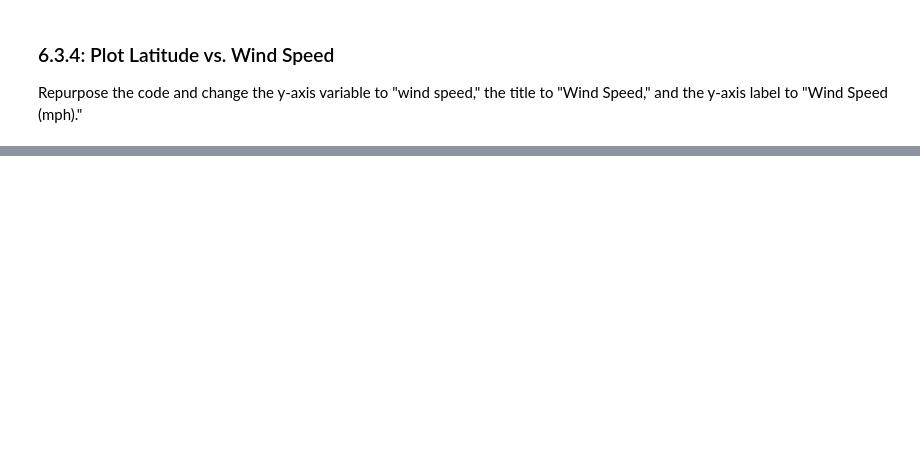
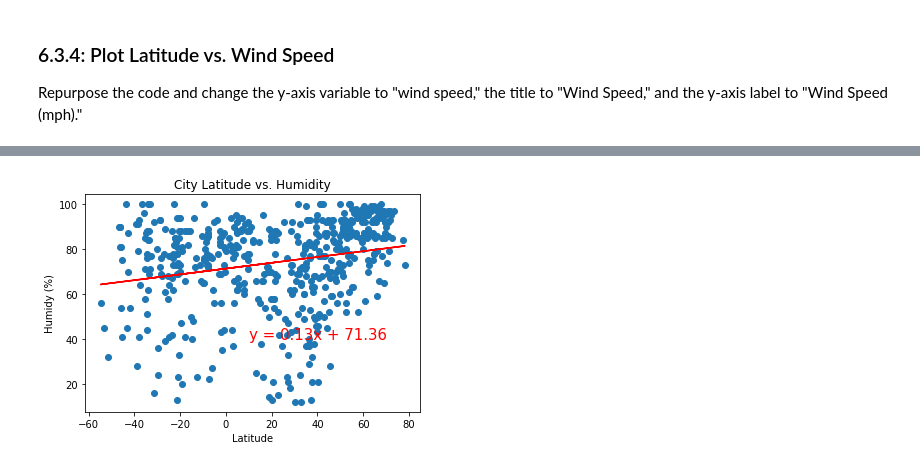
Before and after one commit to rustiri/World_Weather_Analysis, a Jupyter notebook: WeatherPy.ipynb, the cells around one changed output, grey strips where cells are left out. Cells and saved outputs as stored; diff of their text form; code cells hidden in the pictures; blank space fills up the shorter version.

```diff
--- a/WeatherPy.ipynb
+++ b/WeatherPy.ipynb
@@ -319,0 +388,6 @@ plt.show()
+# %%
+
+# call the function for latitude vs humidity
+plot_linear_regression(lats, humidity, "City Latitude vs. Humidity", "Humidy (%)", (10,40))
+# %% [output]
+[figure, added]
```
Also changed, not shown: parts of 40 cells of this notebook.
